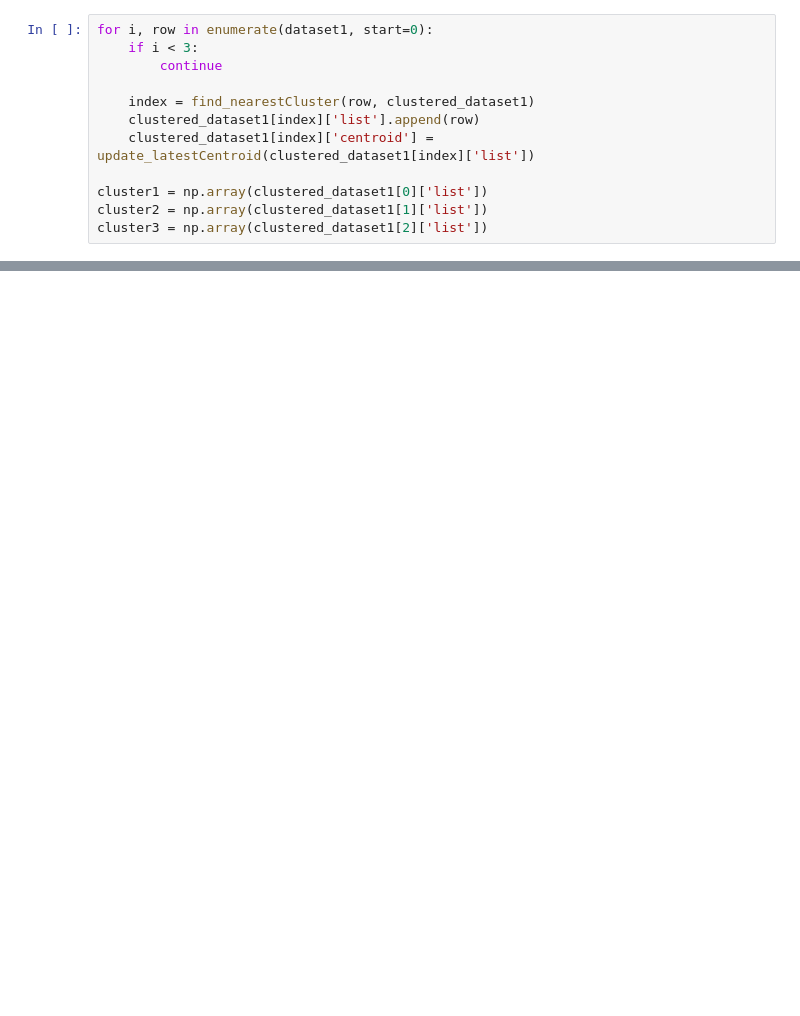
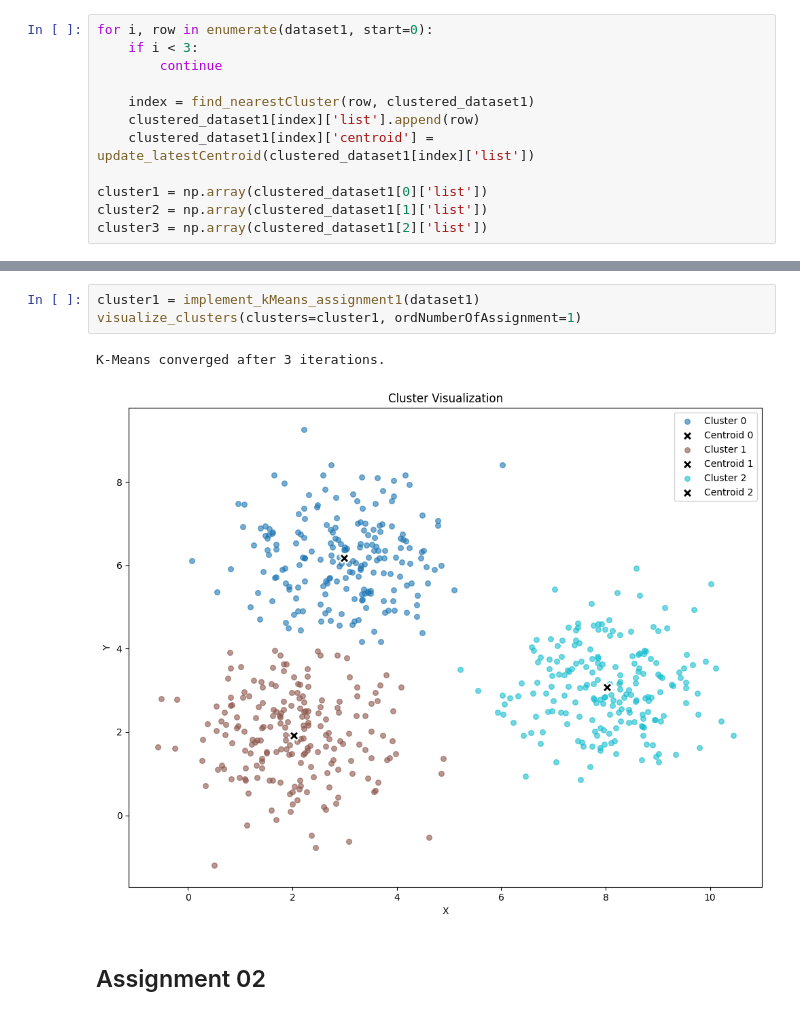
Before and after one commit to nguyenlog205/uit-ds102-practicalHomework, a Jupyter notebook: lesson-04/notebook.ipynb, the cells around one changed output, grey strips where cells are left out. Cells and saved outputs as stored; diff of their text form; blank space fills up the shorter version.

```diff
--- a/lesson-04/notebook.ipynb
+++ b/lesson-04/notebook.ipynb
@@ -187,0 +317,8 @@ KeyboardInterrupt:
+# %%
+cluster1 = implement_kMeans_assignment1(dataset1)
+visualize_clusters(clusters=cluster1, ordNumberOfAssignment=1)
+# %% [output]
+K-Means converged after 3 iterations.
+[figure, added]
+# %% [markdown]
+## Assignment 02
```
Also changed, not shown: parts of 17 cells of this notebook, 6 other files.
